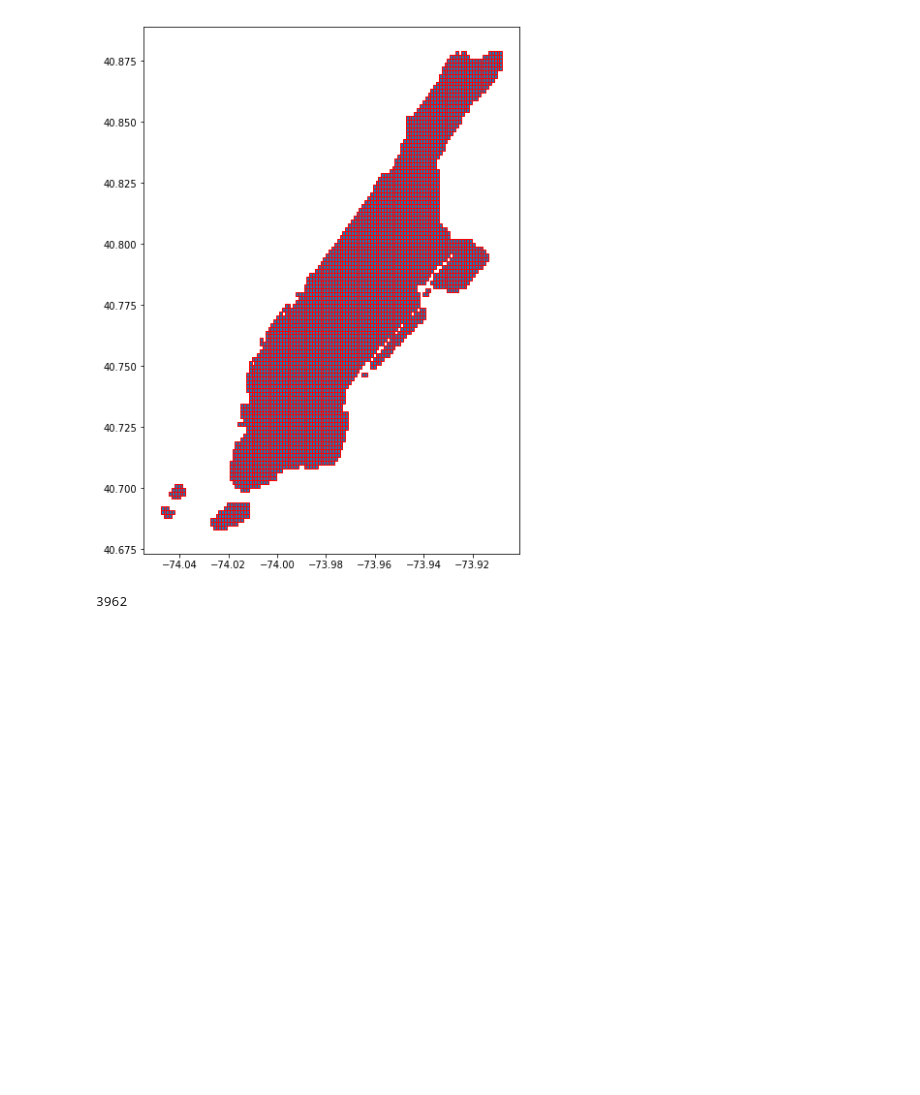
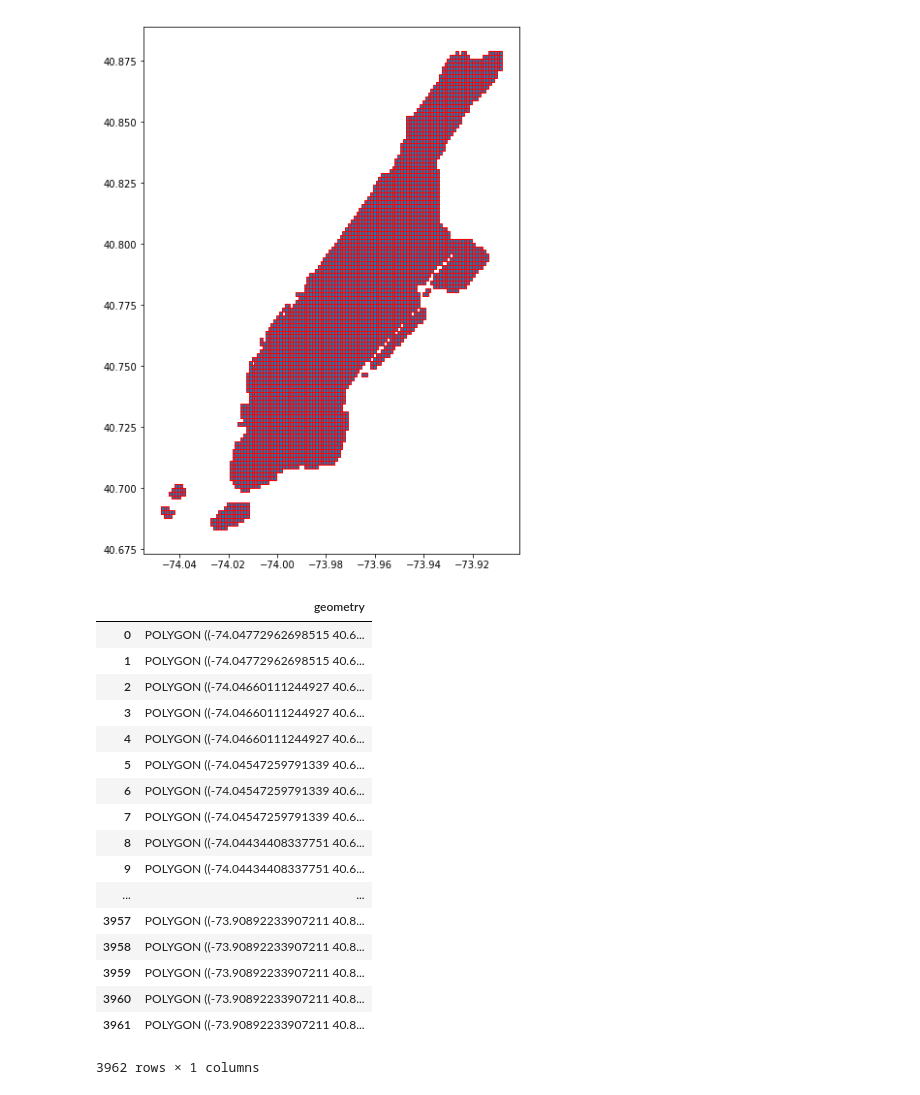
Before and after one commit to kn27/adaptiveNMF, a Jupyter notebook: Map Investigation.ipynb, the cells around one changed output. Saved outputs shown, nothing was run; the diff lists cells and outputs as text; code cells hidden in the pictures; blank space fills up the shorter version.

```diff
--- a/Map Investigation.ipynb
+++ b/Map Investigation.ipynb
@@ -29,10 +25,27 @@ joint = get_joint_grid(man, 125, True)
 c = aggregate_by_zone(trips, joint)
 # %% [output]
 [figure]
-# %%
-len(joint)
-# %% [output]
-3962
+# %%
+joint.to_csv()
+# %% [output]
+|  | geometry |
+| 0 | POLYGON ((-74.04772962698515 40.6... |
+| 1 | POLYGON ((-74.04772962698515 40.6... |
+| 2 | POLYGON ((-74.04660111244927 40.6... |
+| 3 | POLYGON ((-74.04660111244927 40.6... |
+| 4 | POLYGON ((-74.04660111244927 40.6... |
+| 5 | POLYGON ((-74.04547259791339 40.6... |
+| 6 | POLYGON ((-74.04547259791339 40.6... |
+| 7 | POLYGON ((-74.04547259791339 40.6... |
+| 8 | POLYGON ((-74.04434408337751 40.6... |
+| 9 | POLYGON ((-74.04434408337751 40.6... |
+| ... | ... |
+| 3957 | POLYGON ((-73.90892233907211 40.8... |
+| 3958 | POLYGON ((-73.90892233907211 40.8... |
+| 3959 | POLYGON ((-73.90892233907211 40.8... |
+| 3960 | POLYGON ((-73.90892233907211 40.8... |
+| 3961 | POLYGON ((-73.90892233907211 40.8... |
+3962 rows × 1 columns
 # %%
 # def clean_up(df):
 #     check1 = df.pu1.apply(lambda x: x>=-74.25495645300373 and x <=-73.70002020503291)
```
Also changed, not shown: parts of 3 cells of this notebook, 6 other files.
